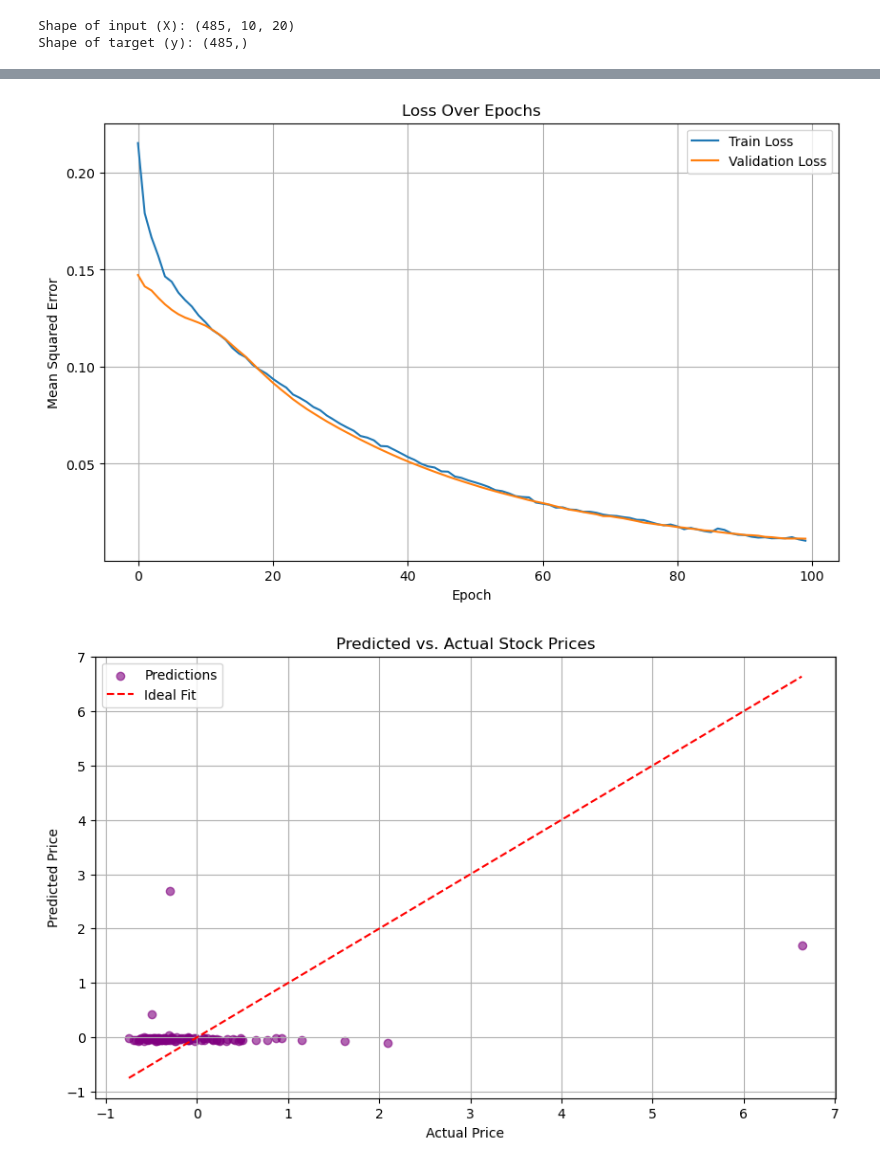
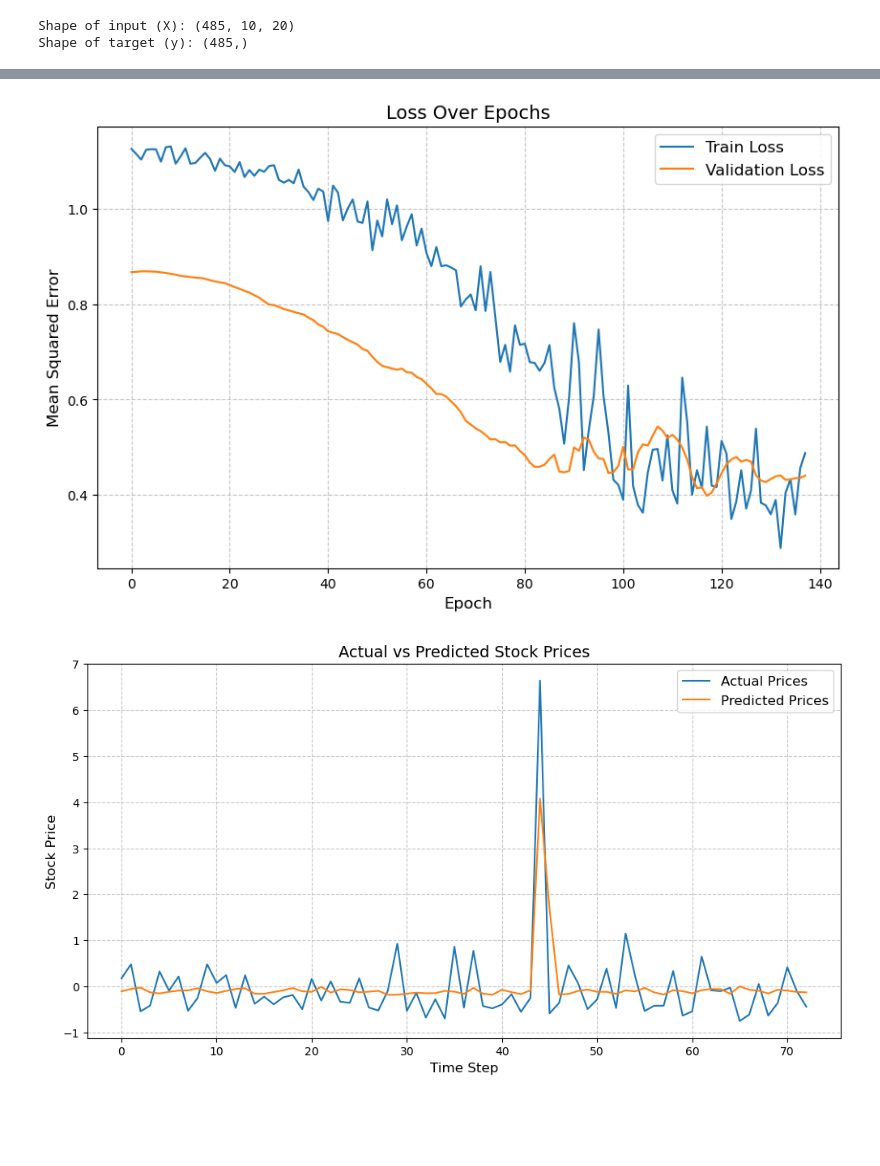
Before and after one commit to JovanKarajanov/CapstoneProject, a Jupyter notebook: CapstoneProject/Code/CNN-enhanced.ipynb, the cells around one changed output, grey strips where cells are left out. Drawn from its saved outputs; the diff is of its cells as text; code cells hidden in the pictures; blank space fills up the shorter version.

Commit message:
CNN model enhancing and improving the model

```diff
--- a/CapstoneProject/Code/CNN-enhanced.ipynb
+++ b/CapstoneProject/Code/CNN-enhanced.ipynb
@@ -88,13 +88,12 @@ print("Shape of target (y):", y.shape)
 Shape of input (X): (485, 10, 20)
 Shape of target (y): (485,)
 # %%
-# %%
-# Split the data into training (80%) and testing (20%) sets.
-X_train, X_test, y_train, y_test = train_test_split(X, y, test_size=0.2, random_state=42)
+# Split the data into training (85%) and testing (15%) sets.
+X_train, X_test, y_train, y_test = train_test_split(X, y, test_size=0.15, random_state=42)
 print("Training samples:", X_train.shape[0])
 print("Testing samples:", X_test.shape[0])
 
 # Determine input dimensions.
-n_timesteps = X_train.shape[1]  # Should be 10 (window size)
+n_timesteps = X_train.shape[1]  # Should be 20 (window size)
 n_features = X_train.shape[2]   # Number of features
 # %% [output]
@@ -177,12 +203,16 @@ Non-trainable params: 128
 _________________________________________________________________
 # %%
-# %%
-early_stop = EarlyStopping(monitor='val_loss', patience=10, restore_best_weights=True)
-reduce_lr = ReduceLROnPlateau(monitor='val_loss', factor=0.5, patience=5, min_lr=1e-5)
+# Define callbacks.
+early_stop = EarlyStopping(monitor='val_loss', patience=20, restore_best_weights=True)
+reduce_lr = ReduceLROnPlateau(monitor='val_loss', factor=0.5, patience=10, min_lr=1e-6)
 
+# Compile the model with a fixed learning rate.
+model.compile(optimizer=Adam(learning_rate=0.0001), loss='mse')
+
+# Train the model.
 history = model.fit(
     X_train, y_train,
-    epochs=100,            # Maximum epochs (training stops early if no improvement).
+    epochs=200,            # Increased maximum epochs.
     batch_size=32,
     validation_data=(X_test, y_test),
     callbacks=[early_stop, reduce_lr]
@@ -271,28 +325,38 @@ R² Score: 0.1446
-# %%
 # %%
 # Plot training and validation loss over epochs.
 plt.figure(figsize=(10, 6))
 plt.plot(history.history['loss'], label='Train Loss')
 plt.plot(history.history['val_loss'], label='Validation Loss')
-plt.title('Loss Over Epochs')
-plt.xlabel('Epoch')
-plt.ylabel('Mean Squared Error')
-plt.legend()
-plt.grid(True)
+plt.title('Loss Over Epochs', fontsize=14)
+plt.xlabel('Epoch', fontsize=12)
+plt.ylabel('Mean Squared Error', fontsize=12)
+plt.legend(fontsize=12)
+plt.grid(True, linestyle='--', alpha=0.7)
 plt.show()
 
-# Scatter plot: Predicted vs. Actual values (inverse transformed).
-plt.figure(figsize=(10, 6))
-plt.scatter(y_test_inv, y_pred_inv, alpha=0.6, color='purple', label='Predictions')
-plt.xlabel('Actual Price')
-plt.ylabel('Predicted Price')
-plt.title('Predicted vs. Actual Stock Prices')
-min_val = min(y_test_inv.min(), y_pred_inv.min())
-max_val = max(y_test_inv.max(), y_pred_inv.max())
-plt.plot([min_val, max_val], [min_val, max_val], 'r--', label='Ideal Fit')
-plt.legend()
-plt.grid(True)
+# Plot Actual vs Predicted Prices as Time Series
+plt.figure(figsize=(12, 6))
+
+# Get the test set indices for proper alignment.
+test_indices = range(len(y_test_inv))
+
+# Plot actual prices.
+plt.plot(test_indices, y_test_inv, label='Actual Prices' )
+
+# Plot predicted prices.
+plt.plot(test_indices, y_pred_inv, label='Predicted Prices')
+
+# Add labels and title.
+plt.title('Actual vs Predicted Stock Prices', fontsize=14)
+plt.xlabel('Time Step', fontsize=12)
+plt.ylabel('Stock Price', fontsize=12)
+
+# Add legend and grid.
+plt.legend(fontsize=12)
+plt.grid(True, linestyle='--', alpha=0.7)
+
+# Show the plot.
 plt.show()
 # %% [output]
-[figure, old version]
+[figure, new version]
-[figure, old version]
+[figure, new version]
```
Also changed, not shown: parts of 6 cells of this notebook, 1 other file.
